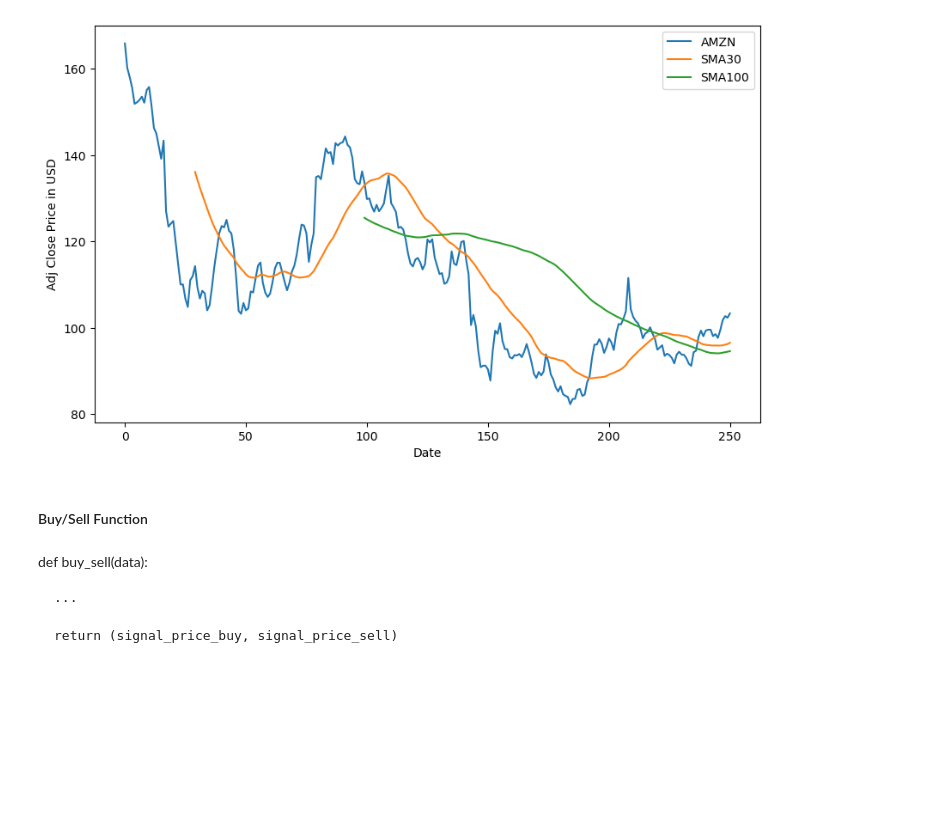
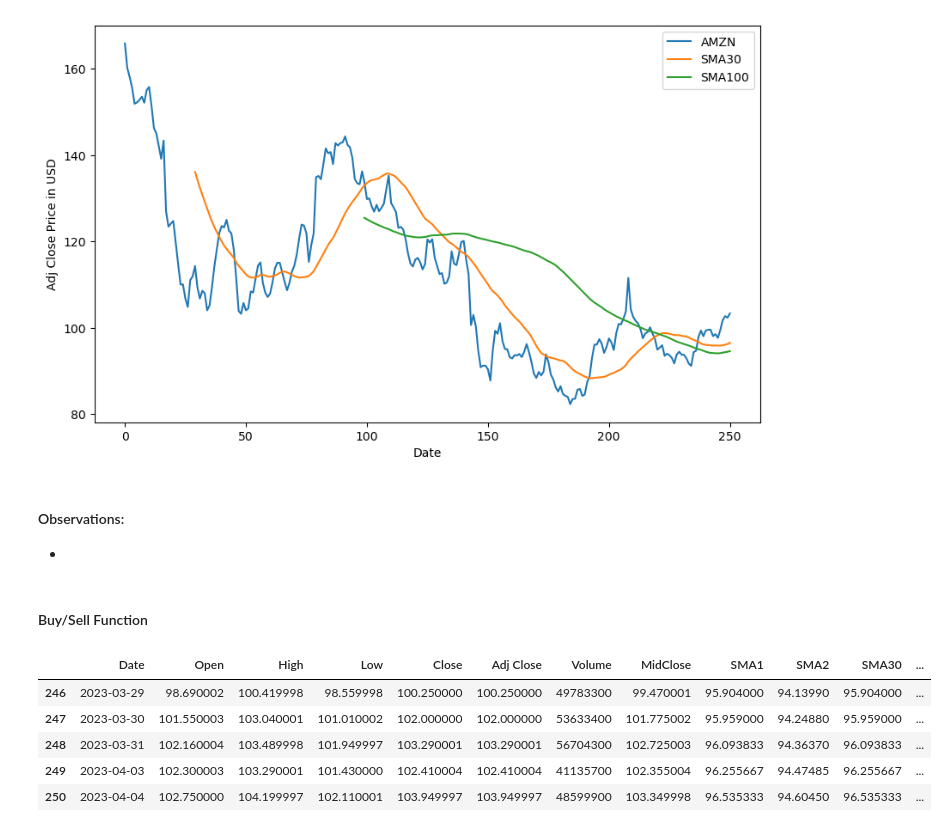
Before and after one commit to strangenicholas/SMA-30-SMA-10-Algorithm, a Jupyter notebook: SMA-30 SM-100.ipynb, the cells around one changed output. Saved outputs shown, nothing was run; the diff lists cells and outputs as text; code cells hidden in the pictures; blank space fills up the shorter version.

```diff
--- a/SMA-30 SM-100.ipynb
+++ b/SMA-30 SM-100.ipynb
@@ -85,11 +96,8 @@ plt.xlabel('Date')
 # %% [output]
 Text(0.5, 0, 'Date')
 [figure]
+# %% [markdown]
+#### Observations:
+-
 # %% [markdown]
 #### Buy/Sell Function
-# %% [markdown]
-def buy_sell(data):
-
-    ...
-
-    return (signal_price_buy, signal_price_sell)
@@ -95,0 +112,40 @@ def buy_sell(data):
+# %%
+def buy_sells(data):
+    Buy = []
+    Sell = []
+    flag = -1
+
+    for date in range(0,len(data)):
+        if data['SMA30'][date] > data['SMA100'][date]:
+            Sell.append(np.nan)
+            if flag != 1:
+                Buy.append(data['MidClose'][date])
+                flag = 1
+            else:
+                Buy.append(np.nan)
+        elif data['SMA30'][date] < data['SMA100'][date]:
+            Buy.append(np.nan)
+            if flag != 0:
+                Sell.append(data['MidClose'][date])
+                flag = 0
+
+            else:
+                Sell.append(np.nan)
+
+        else:
+            Buy.append(np.nan)
+            Sell.append(np.nan)
+    return(Buy, Sell)
+# %%
+a = buy_sells(df_stock)
+df_stock['Buy_Signal_Price'] = a[0]
+df_stock['Sell_Signal_Price'] = a[1]
+
+df_stock.tail()
+# %% [output]
+|  | Date | Open | High | Low | Close | Adj Close | Volume | MidClose | SMA1 | SMA2 | SMA30 | ... |
+| 246 | 2023-03-29 | 98.690002 | 100.419998 | 98.559998 | 100.250000 | 100.250000 | 49783300 | 99.470001 | 95.904000 | 94.13990 | 95.904000 | ... |
+| 247 | 2023-03-30 | 101.550003 | 103.040001 | 101.010002 | 102.000000 | 102.000000 | 53633400 | 101.775002 | 95.959000 | 94.24880 | 95.959000 | ... |
+| 248 | 2023-03-31 | 102.160004 | 103.489998 | 101.949997 | 103.290001 | 103.290001 | 56704300 | 102.725003 | 96.093833 | 94.36370 | 96.093833 | ... |
+| 249 | 2023-04-03 | 102.300003 | 103.290001 | 101.430000 | 102.410004 | 102.410004 | 41135700 | 102.355004 | 96.255667 | 94.47485 | 96.255667 | ... |
+| 250 | 2023-04-04 | 102.750000 | 104.199997 | 102.110001 | 103.949997 | 103.949997 | 48599900 | 103.349998 | 96.535333 | 94.60450 | 96.535333 | ... |
```
Also changed, not shown: parts of 6 cells of this notebook.
